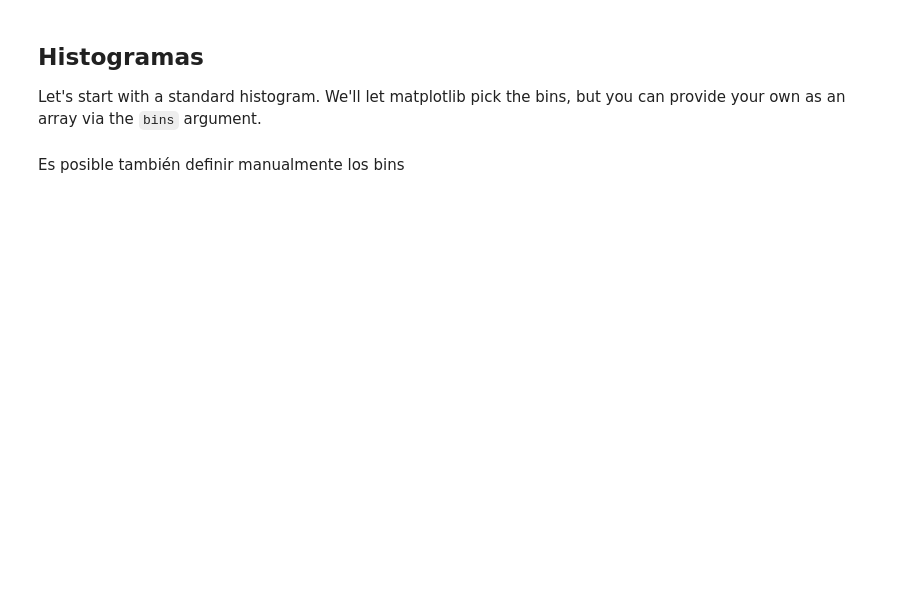
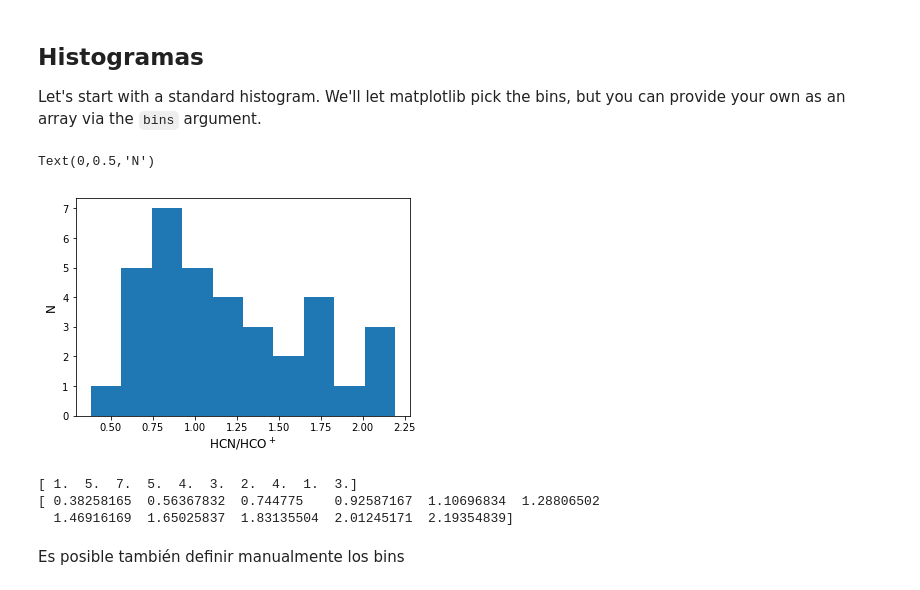
Before and after one commit to MetricLearning/intensivo_python, a Jupyter notebook: tutoriales/08_Matplotlib_avanzado.ipynb, the cells around one changed output. Saved outputs shown, nothing was run; the diff lists cells and outputs as text; code cells hidden in the pictures; blank space fills up the shorter version.

```diff
--- a/tutoriales/08_Matplotlib_avanzado.ipynb
+++ b/tutoriales/08_Matplotlib_avanzado.ipynb
@@ -186,9 +215,19 @@ plt.ylim([0, 3.])
 
 Let's start with a standard histogram. We'll let matplotlib pick the bins, but you can provide your own as an array via the `bins` argument.
 # %%
-n, bins, patches = plt.hist(ratio[nolim])
+n, bins, patches = plt.hist(ratio[nolim], bins=10)
 plt.xlabel(r'HCN/HCO$^+$', fontsize='large')
 plt.ylabel('N', fontsize='large')
+# %% [output]
+Text(0,0.5,'N')
+[figure, added]
+# %%
+print(n)
+print(bins)
+# %% [output]
+[ 1.  5.  7.  5.  4.  3.  2.  4.  1.  3.]
+[ 0.38258165  0.56367832  0.744775    0.92587167  1.10696834  1.28806502
+  1.46916169  1.65025837  1.83135504  2.01245171  2.19354839]
 # %% [markdown]
 Es posible también definir manualmente los bins
 # %%
```
Also changed, not shown: parts of 11 cells of this notebook, 15 other files.
